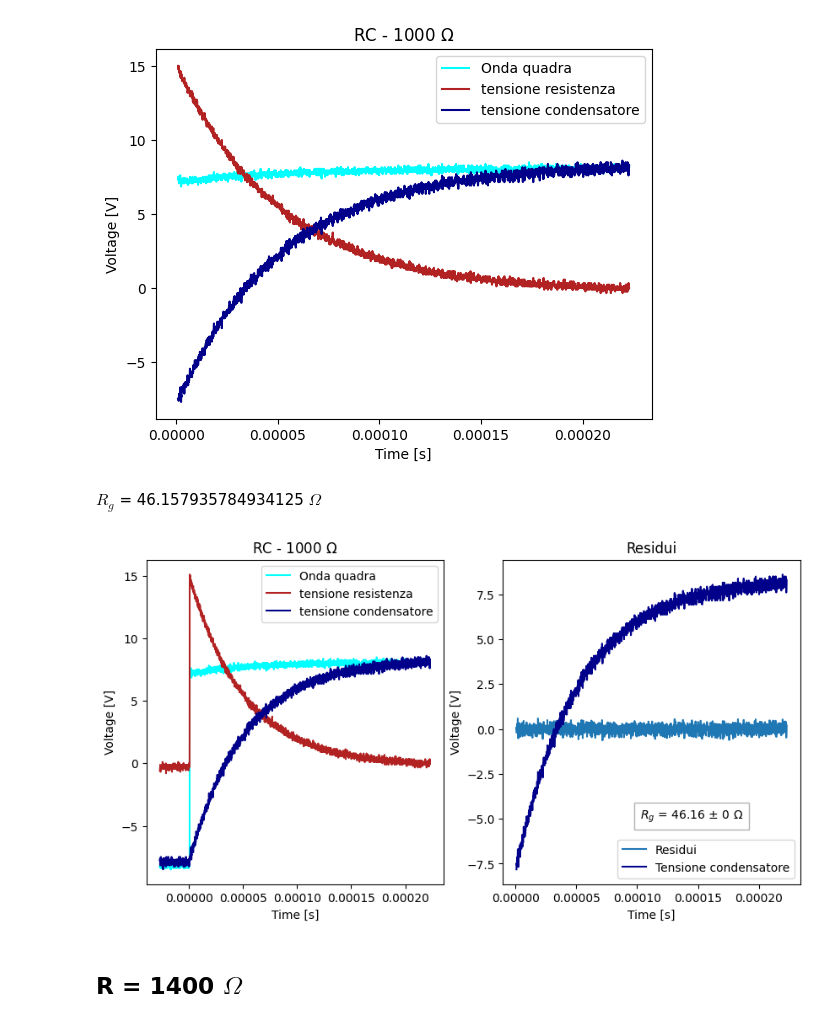
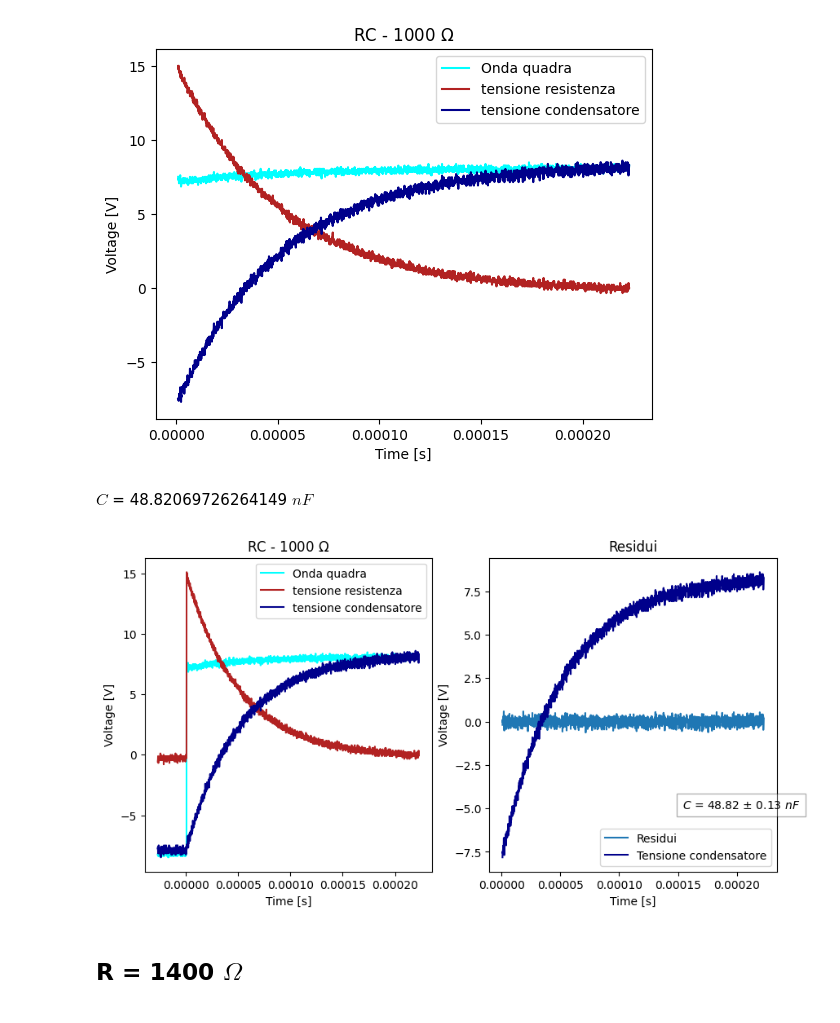
Before and after one commit to Yedi278/Lab2, a Jupyter notebook: Circuiti_2/RC.ipynb, the cells around one changed output. Drawn from its saved outputs; the diff is of its cells as text; code cells hidden in the pictures.

```diff
--- a/Circuiti_2/RC.ipynb
+++ b/Circuiti_2/RC.ipynb
@@ -36,3 +32,10 @@ Rgs_err = []
+# %%
+C_val = 49e-9
+# R_g_f = 66.03097258141264
+R_g_f = 50
+R_g_f_err = 2.1072221208932573
+C_s = []
+C_s_err = []
 # %% [markdown]
 # R = 200 $\Omega$
 # %%
@@ -269,43 +269,42 @@ plt.show()
 [figure]
 # %%
 c = LeastSquares(RC_1000_math[0][278:],RC_1000_math[1][278:], .2, V_RC)
-m = Minuit(c, R=1000, V_o=8.3314, C=C_val,T=0.025, offset=0)
-m.fixed['T','C'] = True
+m = Minuit(c, R=1000+R_g_f, V_o=8.3314, C=C_val,T=0.025, offset=0)
+m.fixed['T','R'] = True
 m.limits['C','R'] = (0,np.inf)
 m.migrad()
 m.hesse()
-R_g = m.values['R']-1000
-Rgs_err.append(np.sqrt( (1000*0.01)**2 + m.errors['R']**2 ))
-Rgs.append(R_g)
-Latex(f'$R_g$ = {R_g} $\Omega$')
+C_s.append(m.values['C'])
+C_s_err.append(m.errors['C'])
+Latex(f'$C$ = {m.values["C"]*1e9} $nF$')
 # %% [output]
-$R_g$ = 46.157935784934125 $\Omega$
+$C$ = 48.82069726264149 $nF$
 # %%
 N = 277
 resti = [i-j for i,j in zip(RC_1000_math[1][N:],V_RC(RC_1000_math[0][N:],m.values['V_o'],m.values['R'],m.values['C'],m.values['T'],m.values['offset']))]
 plt.subplots(1,2,figsize=(10,5))
 
 plt.subplot(1,2,1)
 plt.title('RC - 1000 $\Omega$')
 plt.plot(RC_1000_quadra[0][:],RC_1000_quadra[1][:], c='cyan')
 plt.plot(RC_1000_data[0][:],  RC_1000_data[1][:],   c='firebrick')
 plt.plot(RC_1000_math[0][:],  RC_1000_math[1][:],   c='darkblue')
 # plt.xscale('log')
 plt.xlabel('Time [s]')
 plt.ylabel('Voltage [V]')
 plt.legend(['Onda quadra','tensione resistenza', 'tensione condensatore'])
 
 plt.subplot(1,2,2)
 plt.title('Residui')
 plt.xlabel('Time [s]')
 plt.ylabel('Voltage [V]')
 plt.plot(RC_1000_math[0][N:],resti)
 plt.plot(RC_1000_math[0][N:],RC_1000_math[1][N:], c='darkblue')
 plt.legend(['Residui','Tensione condensatore'])
-plt.text(2*m.values['R']*m.values['C'],-5,f'$R_g$ = {"{:.2f}".format(R_g)} $\pm$ {0} $\Omega$', bbox={'facecolor': 'white', 'alpha': 0.3, 'pad': 5})
+plt.text(3*m.values['R']*m.values['C'],-5,f'$C$ = {"{:.2f}".format(m.values["C"]*1e9)} $\pm$ {"{:.2f}".format(m.errors["C"]*1e9)} $nF$', bbox={'facecolor': 'white', 'alpha': 0.3, 'pad': 5})
 plt.savefig('imgs/RC_1000.pdf',bbox_inches='tight')
 # %% [output]
-[figure, old version]
+[figure, new version]
 # %% [markdown]
 ## R = 1400 $\Omega$
 # %%
```
Also changed, not shown: parts of 24 cells of this notebook, 11 other files.
